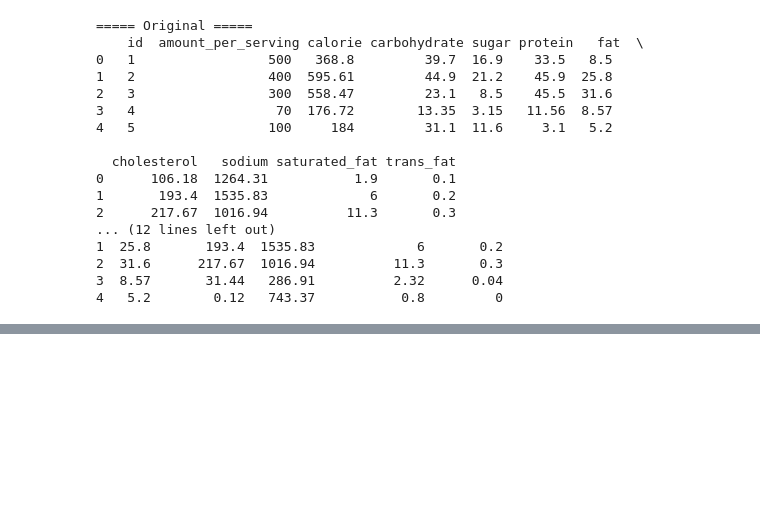
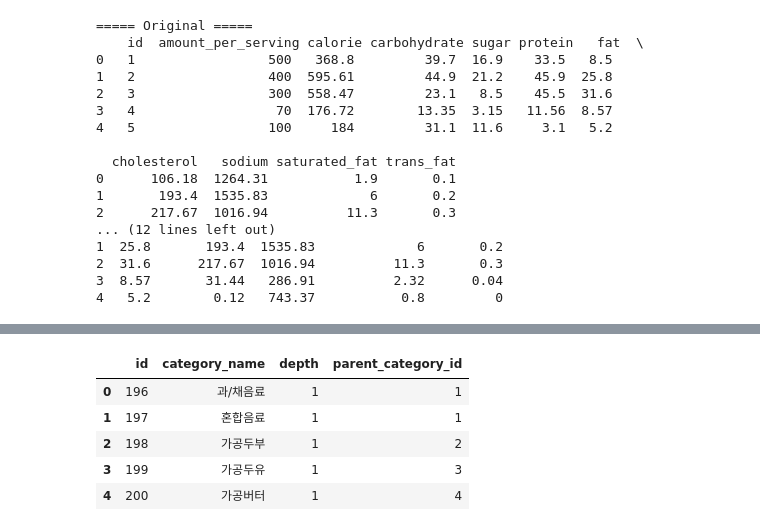
Before and after one commit to DiningCoach-Team/DiningCoach-backend, a Jupyter notebook: diningcoach/data_input/preprocess_csv.ipynb, the cells around one changed output, grey strips where cells are left out. Saved outputs shown, nothing was run; the diff lists cells and outputs as text; code cells hidden in the pictures; blank space fills up the shorter version.

```diff
--- a/diningcoach/data_input/preprocess_csv.ipynb
+++ b/diningcoach/data_input/preprocess_csv.ipynb
@@ -219,0 +260,26 @@ preprocess_nutrition('cooked_nutrition.csv')
+# %%
+category_all_list = []
+category_all_list.extend(processed_category_all)
+category_all_list.extend(fresh_category_all)
+category_all_list.extend(cooked_category_all)
+category_all_list = sorted(list(set(category_all_list)), key=lambda x:x[0])
+
+category_all_num = len(category_all_list)
+category_all_index = list(range(1, category_all_num+1))
+category_all_index = [i+category_main_num for i in category_all_index]
+# %%
+category_sub_df = pd.DataFrame.from_dict({
+  'id' : category_all_index,
+  'category_name' : [category_sub_name for (_, category_sub_name) in category_all_list],
+  'depth' : [1] * category_all_num,
+  'parent_category_id' : [category_main_dict[category_main_name] for (category_main_name, _) in category_all_list]
+})
+
+category_sub_df.head()
+# %% [output]
+|  | id | category_name | depth | parent_category_id |
+| 0 | 196 | 과/채음료 | 1 | 1 |
+| 1 | 197 | 혼합음료 | 1 | 1 |
+| 2 | 198 | 가공두부 | 1 | 2 |
+| 3 | 199 | 가공두유 | 1 | 3 |
+| 4 | 200 | 가공버터 | 1 | 4 |
```
Also changed, not shown: parts of 7 cells of this notebook, 1 other file.
